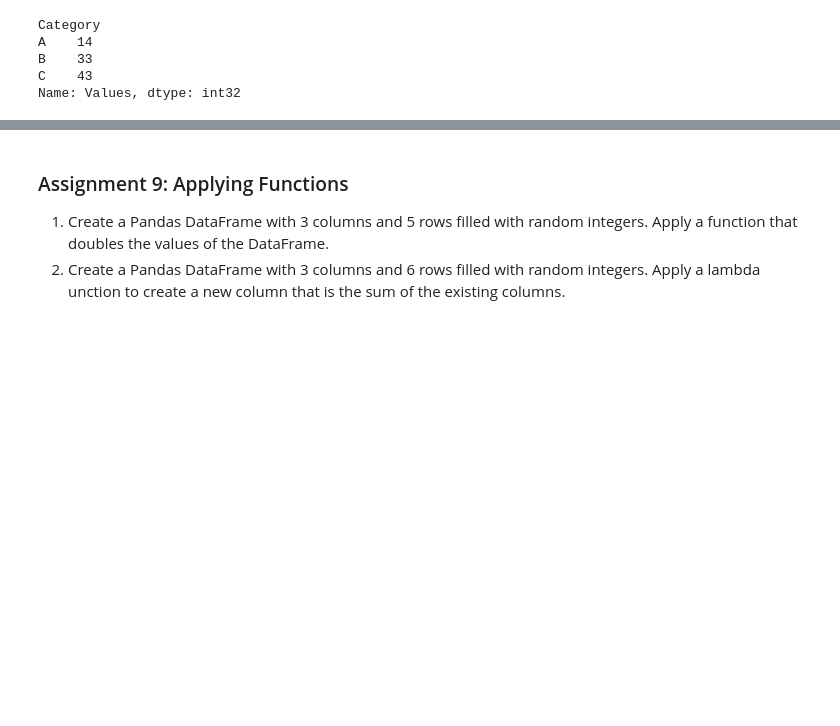
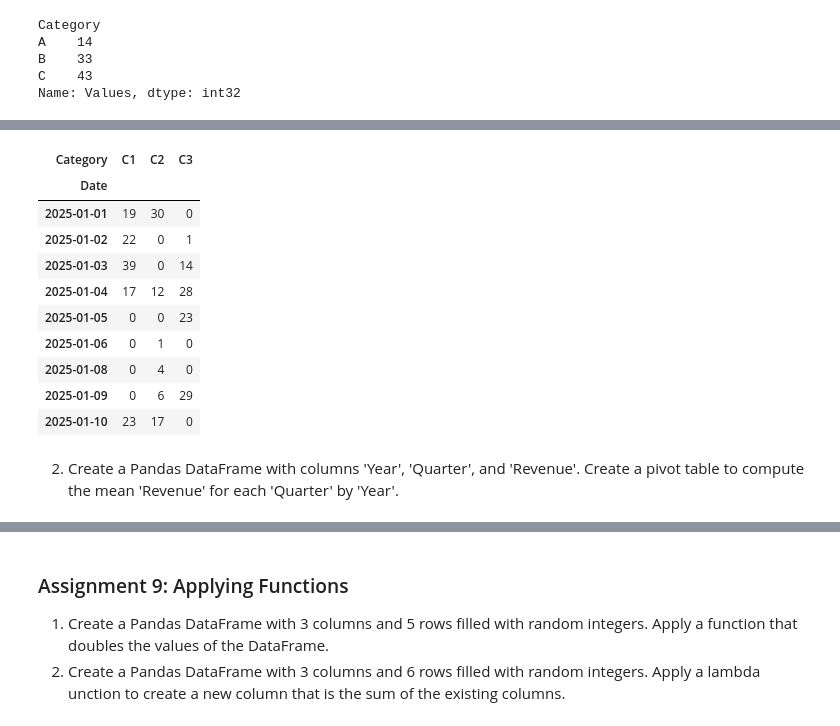
Before and after one commit to ArunNegi112/Python-Learning-Path-Topic-Wise-Assignments, a Jupyter notebook: Assignments/numpypandasassignments/pandasasssignments.ipynb, the cells around one changed output, grey strips where cells are left out. Drawn from its saved outputs; the diff is of its cells as text; code cells hidden in the pictures; blank space fills up the shorter version.

```diff
--- a/Assignments/numpypandasassignments/pandasasssignments.ipynb
+++ b/Assignments/numpypandasassignments/pandasasssignments.ipynb
@@ -636,0 +664,19 @@ Name: Values, dtype: int32
+# %%
+# Creating pivot table
+pivot = pd.pivot_table(df8,index='Date',columns='Category',values='value',aggfunc='sum',sort=True,fill_value=0)
+pivot
+# %% [output]
+| Category | C1 | C2 | C3 |
+| Date |  |  |  |
+| 2025-01-01 | 19 | 30 | 0 |
+| 2025-01-02 | 22 | 0 | 1 |
+| 2025-01-03 | 39 | 0 | 14 |
+| 2025-01-04 | 17 | 12 | 28 |
+| 2025-01-05 | 0 | 0 | 23 |
+| 2025-01-06 | 0 | 1 | 0 |
+| 2025-01-08 | 0 | 4 | 0 |
+| 2025-01-09 | 0 | 6 | 29 |
+| 2025-01-10 | 23 | 17 | 0 |
+# %% [markdown]
+
+2. Create a Pandas DataFrame with columns 'Year', 'Quarter', and 'Revenue'. Create a pivot table to compute the mean 'Revenue' for each 'Quarter' by 'Year'.
```
Also changed, not shown: parts of 4 cells of this notebook.
